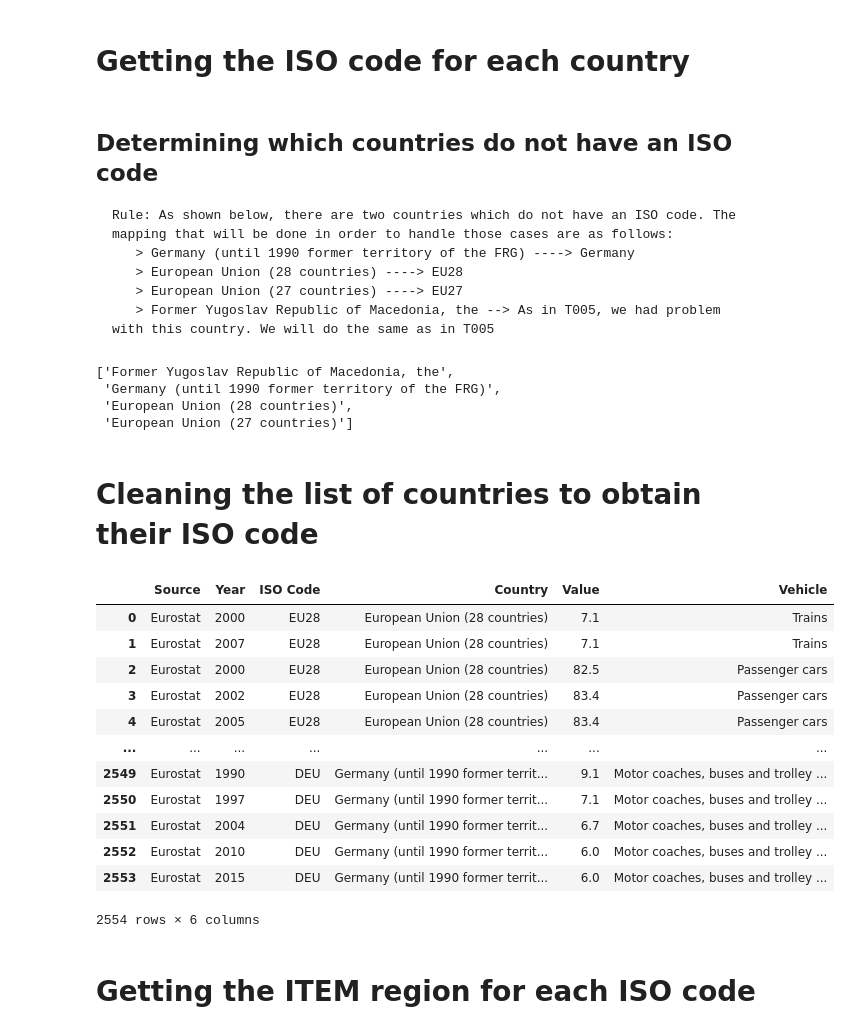
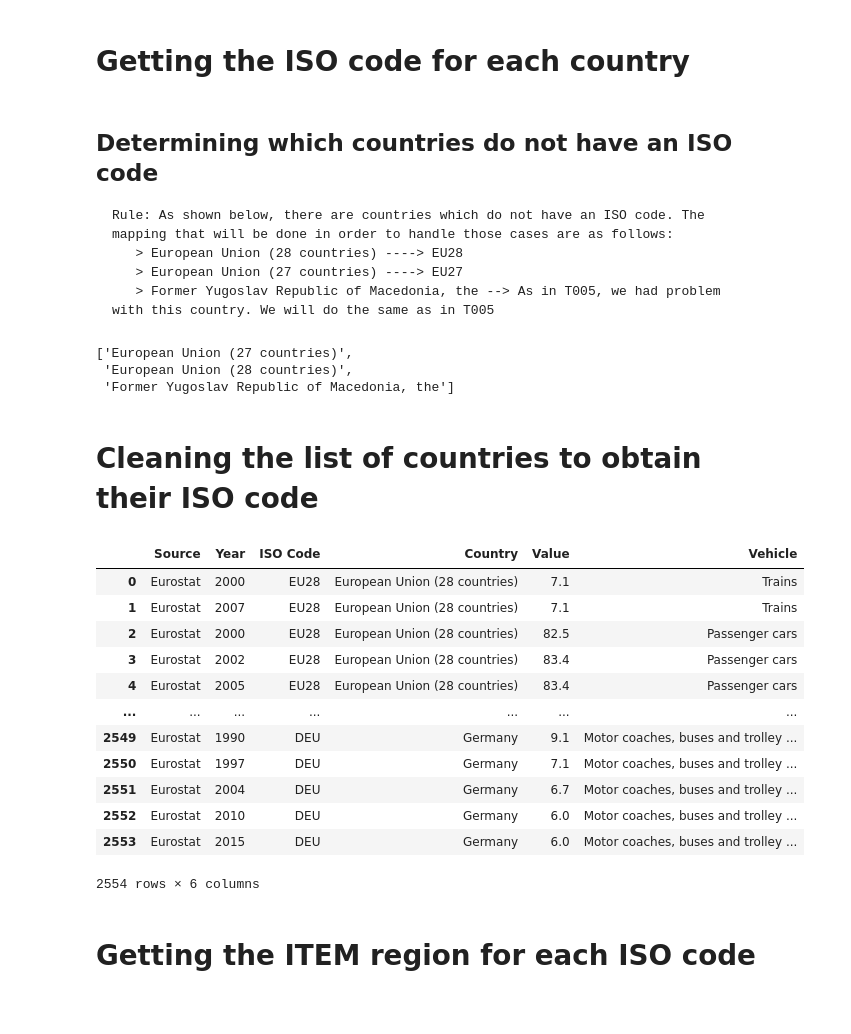
Before and after one commit to transportenergy/database, a Jupyter notebook: item/historical/scripts/T007.ipynb, the cells around one changed output. Drawn from its saved outputs; the diff is of its cells as text; code cells hidden in the pictures.

```diff
--- a/item/historical/scripts/T007.ipynb
+++ b/item/historical/scripts/T007.ipynb
@@ -112,0 +116,20 @@ df
+# %%
+# variable holding the cleaned list of countries
+cleaned_list_of_countries = []
+
+# Cleaning the country names
+for country in list(df["Country"]):
+    if country == "Germany (until 1990 former territory of the FRG)":
+        cleaned_list_of_countries.append("Germany")
+    else:
+        cleaned_list_of_countries.append(country)
+
+# Ensure the new list of countries is the same size as the df
+assert len(df) == len(cleaned_list_of_countries)
+
+# Dropping the current country column
+df.drop(columns=["Country" ], inplace = True)
+
+# Adding the new country column
+df.insert(2, ColumnName.COUNTRY.value, cleaned_list_of_countries, True)
+df
@@ -114,8 +151,7 @@ df
 # Getting the ISO code for each country
 # %% [markdown]
 ## Determining which countries do not have an ISO code
-    Rule: As shown below, there are two countries which do not have an ISO code. The mapping that will be done in order to handle those cases are as follows:
-       > Germany (until 1990 former territory of the FRG) ----> Germany
+    Rule: As shown below, there are countries which do not have an ISO code. The mapping that will be done in order to handle those cases are as follows:
        > European Union (28 countries) ----> EU28
        > European Union (27 countries) ----> EU27
        > Former Yugoslav Republic of Macedonia, the --> As in T005, we had problem with this country. We will do the same as in T005
@@ -124,48 +160,45 @@ list_of_countries = list(set(df[ColumnName.COUNTRY.value]))
 countries_with_no_iso_code = countryCodeManager.get_list_of_countries_with_no_iso_code(list_of_countries)
 countries_with_no_iso_code
 # %% [output]
-['Former Yugoslav Republic of Macedonia, the',
- 'Germany (until 1990 former territory of the FRG)',
+['European Union (27 countries)',
  'European Union (28 countries)',
- 'European Union (27 countries)']
+ 'Former Yugoslav Republic of Macedonia, the']
 # %% [markdown]
 # Cleaning the list of countries to obtain their ISO code
 # %%
 country_column = list(df[ColumnName.COUNTRY.value])
 list_of_iso_code = []
 
 for country in country_column:
-    if country == "Germany (until 1990 former territory of the FRG)":
-        code = countryCodeManager.get_iso_code_for_country("Germany")
-    elif country == "European Union (28 countries)":
+    if country == "European Union (28 countries)":
         code = "EU28"
     elif country == "European Union (27 countries)":
         code = "EU27"
     else:
         code = countryCodeManager.get_iso_code_for_country(country)
 
     # Appending the code to the list
     list_of_iso_code.append(code)
 
 # Assert that the size of the list of iso codes is equivalent to the size of country column
 assert len(list_of_iso_code) == len(country_column)
 
 # Adding the ISO column to the dataframe
 df.insert(2, ColumnName.ISO_CODE.value, list_of_iso_code, True)
 df
 # %% [output]
 |  | Source | Year | ISO Code | Country | Value | Vehicle |
 | 0 | Eurostat | 2000 | EU28 | European Union (28 countries) | 7.1 | Trains |
 | 1 | Eurostat | 2007 | EU28 | European Union (28 countries) | 7.1 | Trains |
 | 2 | Eurostat | 2000 | EU28 | European Union (28 countries) | 82.5 | Passenger cars |
 | 3 | Eurostat | 2002 | EU28 | European Union (28 countries) | 83.4 | Passenger cars |
 | 4 | Eurostat | 2005 | EU28 | European Union (28 countries) | 83.4 | Passenger cars |
 | ... | ... | ... | ... | ... | ... | ... |
-| 2549 | Eurostat | 1990 | DEU | Germany (until 1990 former territ... | 9.1 | Motor coaches, buses and trolley ... |
-| 2550 | Eurostat | 1997 | DEU | Germany (until 1990 former territ... | 7.1 | Motor coaches, buses and trolley ... |
-| 2551 | Eurostat | 2004 | DEU | Germany (until 1990 former territ... | 6.7 | Motor coaches, buses and trolley ... |
-| 2552 | Eurostat | 2010 | DEU | Germany (until 1990 former territ... | 6.0 | Motor coaches, buses and trolley ... |
-| 2553 | Eurostat | 2015 | DEU | Germany (until 1990 former territ... | 6.0 | Motor coaches, buses and trolley ... |
+| 2549 | Eurostat | 1990 | DEU | Germany | 9.1 | Motor coaches, buses and trolley ... |
+| 2550 | Eurostat | 1997 | DEU | Germany | 7.1 | Motor coaches, buses and trolley ... |
+| 2551 | Eurostat | 2004 | DEU | Germany | 6.7 | Motor coaches, buses and trolley ... |
+| 2552 | Eurostat | 2010 | DEU | Germany | 6.0 | Motor coaches, buses and trolley ... |
+| 2553 | Eurostat | 2015 | DEU | Germany | 6.0 | Motor coaches, buses and trolley ... |
 2554 rows × 6 columns
 # %% [markdown]
 # Getting the ITEM region for each ISO code
```
Also changed, not shown: parts of 8 cells of this notebook.
